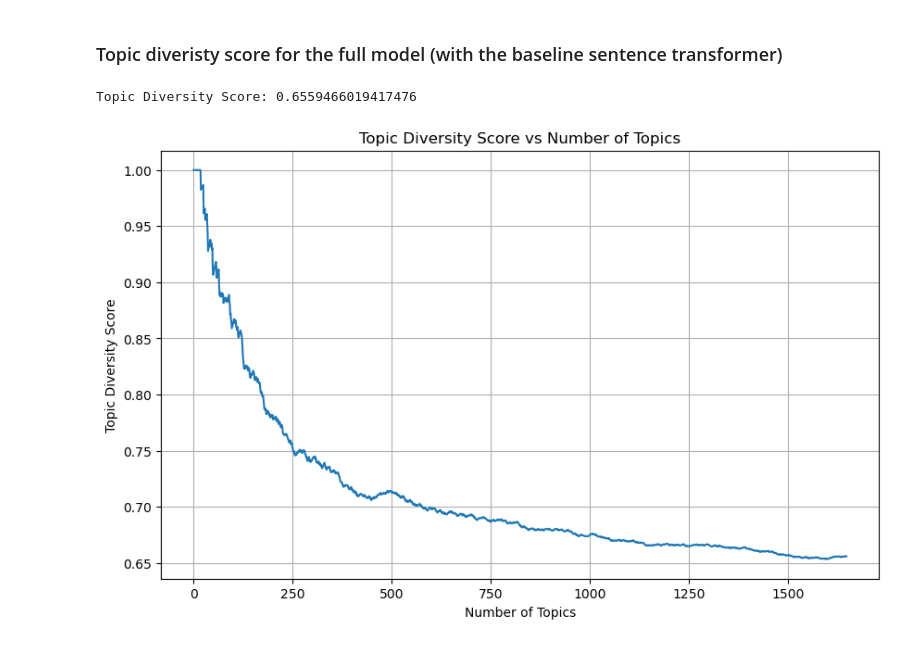
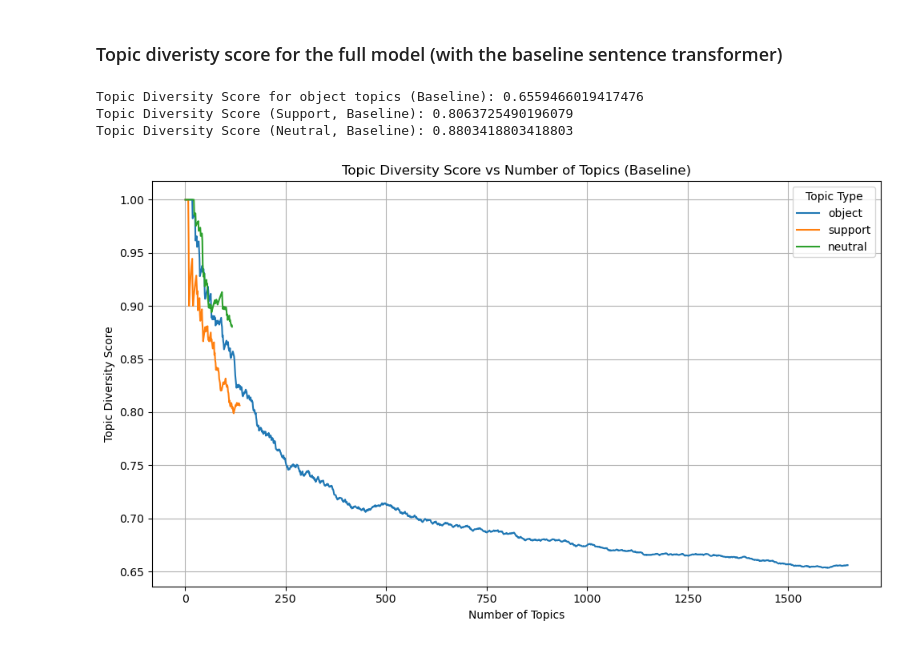
Before and after one commit to Bea-Taylor/nimby_nlp, a Jupyter notebook: nbs/1_0_8_topic_evaluation.ipynb, the cells around one changed output. Cells and saved outputs as stored; diff of their text form; code cells hidden in the pictures.

```diff
--- a/nbs/1_0_8_topic_evaluation.ipynb
+++ b/nbs/1_0_8_topic_evaluation.ipynb
@@ -152,40 +179,52 @@ Topic Diversity Score (Neutral): 0.7913486005089059
 # %% [markdown]
 ### Topic diveristy score for the full model (with the baseline sentence transformer)
-# %%
-topics_base_model_object = pd.read_csv(f'/root/comment_crunch/outputs/topic_model/full_bertopic_baseline_st/object_topics.csv')
-
-topics_base_model_object_list = {'topics' : topics_base_model_object['Representation'].tolist()}
-topics_base_model_object_list['topics'] =  [ast.literal_eval(item) for item in topics_base_model_object_list['topics']]
-
-metric = TopicDiversity(topk=3) # Initialize metric
-topic_diversity_score_base = metric.score(topics_base_model_object_list)
-print(f"Topic Diversity Score: {topic_diversity_score_base}")
-# %% [output]
-Topic Diversity Score: 0.6559466019417476
+# %%
+# Load and parse support topics
+topics_baseline_model_object = pd.read_csv('/root/comment_crunch/outputs/topic_model/full_bertopic_baseline_st/object_topics.csv')
+object_topics_baseline = [ast.literal_eval(item) for item in topics_baseline_model_object['Representation'].tolist()]
+
+# Load and parse support topics
+topics_baseline_model_support = pd.read_csv('/root/comment_crunch/outputs/topic_model/full_bertopic_baseline_st/supports_topics.csv')
+support_topics_baseline = [ast.literal_eval(item) for item in topics_baseline_model_support['Representation'].tolist()]
+
+# Load and parse neutral topics
+topics_baseline_model_neutral = pd.read_csv('/root/comment_crunch/outputs/topic_model/full_bertopic_baseline_st/neutral_topics.csv')
+neutral_topics_baseline = [ast.literal_eval(item) for item in topics_baseline_model_neutral['Representation'].tolist()]
+# %%
+metric = TopicDiversity(topk=3) # Initialize metric
+
+# object
+topic_div_score_baseline_object = metric.score({'topics':object_topics_baseline})
+print(f"Topic Diversity Score for object topics (Baseline): {topic_div_score_baseline_object}")
+
+# support
+topic_diversity_score_baseline_support = metric.score({'topics':support_topics_baseline})
+print(f"Topic Diversity Score (Support, Baseline): {topic_diversity_score_baseline_support}")
+
+# neutral
+topic_diversity_score_baseline_neutral = metric.score({'topics':neutral_topics_baseline})
+print(f"Topic Diversity Score (Neutral, Baseline): {topic_diversity_score_baseline_neutral}")
+# %% [output]
+Topic Diversity Score for object topics (Baseline): 0.6559466019417476
+Topic Diversity Score (Support, Baseline): 0.8063725490196079
+Topic Diversity Score (Neutral, Baseline): 0.8803418803418803
+# %%
+df_object_baseline = compute_diversity_scores(object_topics_baseline, 'object', metric)
+df_support_baseline = compute_diversity_scores(support_topics_baseline, 'support', metric)
+df_neutral_baseline = compute_diversity_scores(neutral_topics_baseline, 'neutral', metric)
+
+# Combine all into one DataFrame
+df_all_baseline = pd.concat([df_object_baseline, df_support_baseline, df_neutral_baseline], ignore_index=True)
 # %%
-num_topics = (range(1, len(topics_base_model_object_list['topics']) + 1))
-diversity_scores = []
-
-# Compute diversity score for each growing number of topics
-for i in range(len(topics_base_model_object_list['topics'])):
-    partial_topics = topics_base_model_object_list['topics'][:i+1]
-    score = metric.score({'topics': partial_topics})
-    diversity_scores.append(score)
-
-# Create a DataFrame for plotting
-import pandas as pd
-df_plot = pd.DataFrame({
-    'num_topics': num_topics,
-    'diversity_score': diversity_scores
-})
-
-# Plot
+# plot
 plt.figure(figsize=(10, 6))
-sns.lineplot(x='num_topics', y='diversity_score', data=df_plot)
-plt.title('Topic Diversity Score vs Number of Topics')
+sns.lineplot(data=df_all_baseline, x='num_topics', y='diversity_score', hue='topic_type')
+plt.title('Topic Diversity Score vs Number of Topics (Baseline)')
 plt.xlabel('Number of Topics')
 plt.ylabel('Topic Diversity Score')
 plt.grid(True)
+plt.legend(title='Topic Type')
+plt.tight_layout()
 plt.show()
 # %% [output]
-[figure, old version]
+[figure, new version]
```
Also changed, not shown: parts of 15 cells of this notebook.
